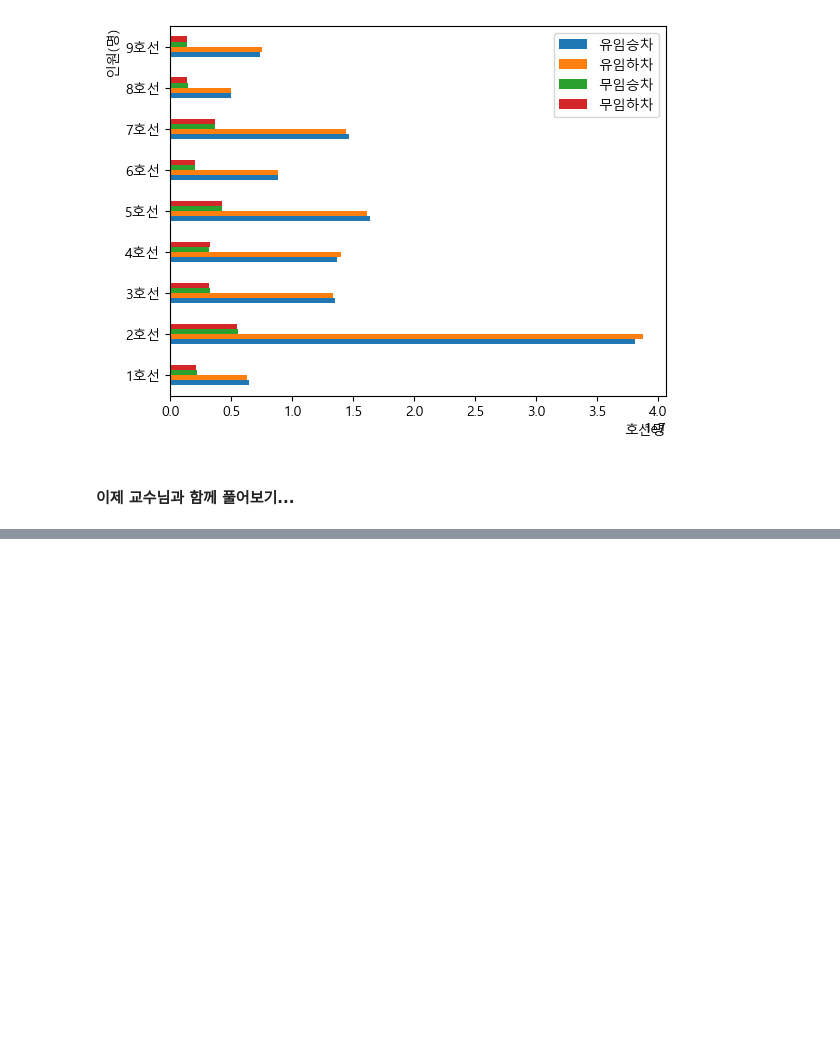
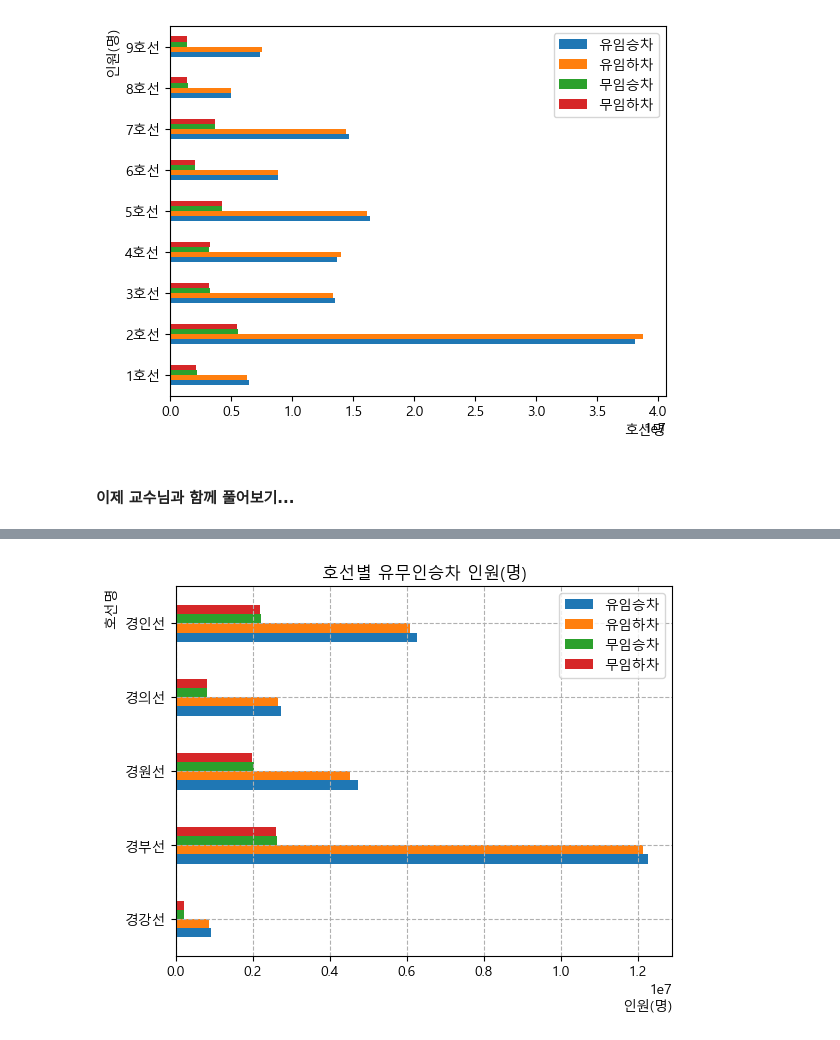
Before and after one commit to hslcrb/kw-competition-practice, a Jupyter notebook: 20260705-일요실습1.ipynb, the cells around one changed output, grey strips where cells are left out. Cells and saved outputs as stored; diff of their text form; code cells hidden in the pictures; blank space fills up the shorter version.

```diff
--- a/20260705-일요실습1.ipynb
+++ b/20260705-일요실습1.ipynb
@@ -206,0 +410,10 @@ plt.show()
+# %%
+sub_pay_graph2_1.loc['경강선':'경인선'].plot(kind='barh')
+
+plt.title('호선별 유무인승차 인원(명)')
+plt.xlabel('인원(명)', labelpad=15, loc='right')
+plt.ylabel('호선명', loc='top')
+plt.grid(linestyle='--')
+plt.show()
+# %% [output]
+[figure, added]
```
Also changed, not shown: parts of 27 cells of this notebook, 5 other files.
